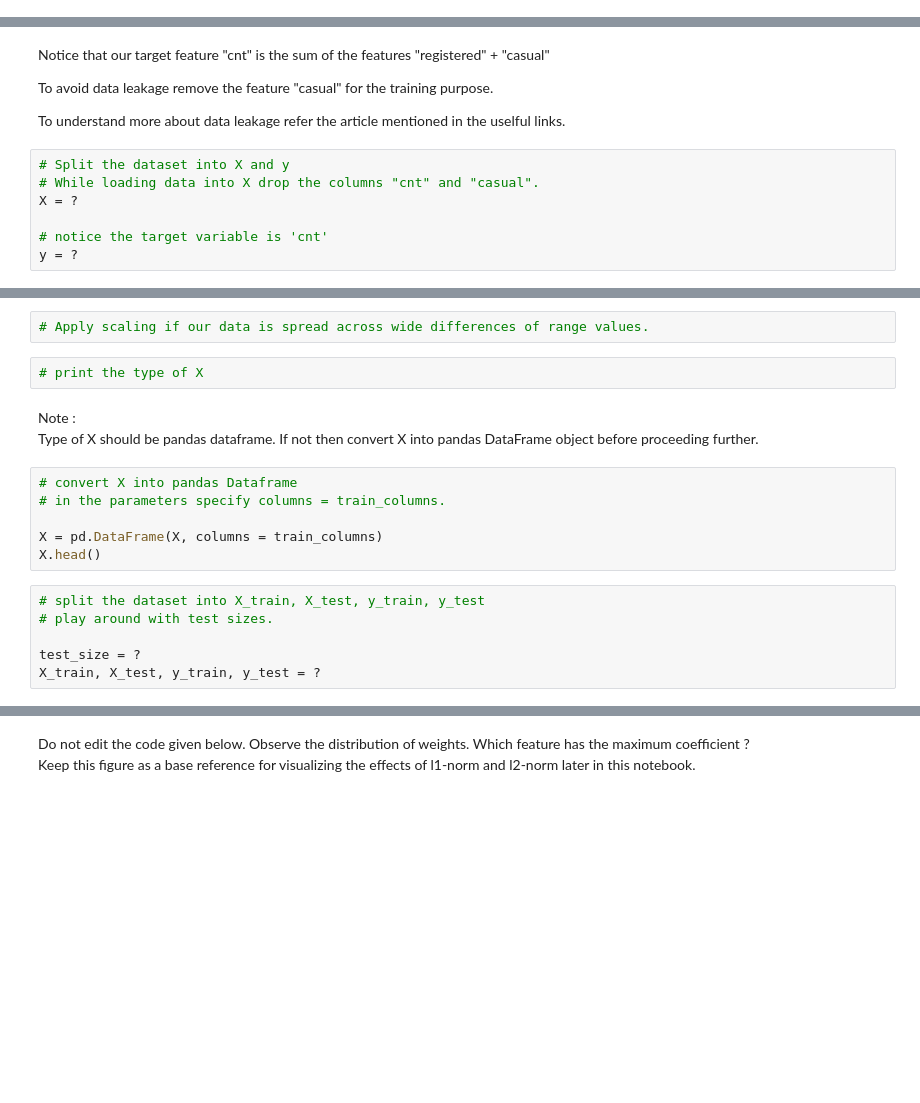
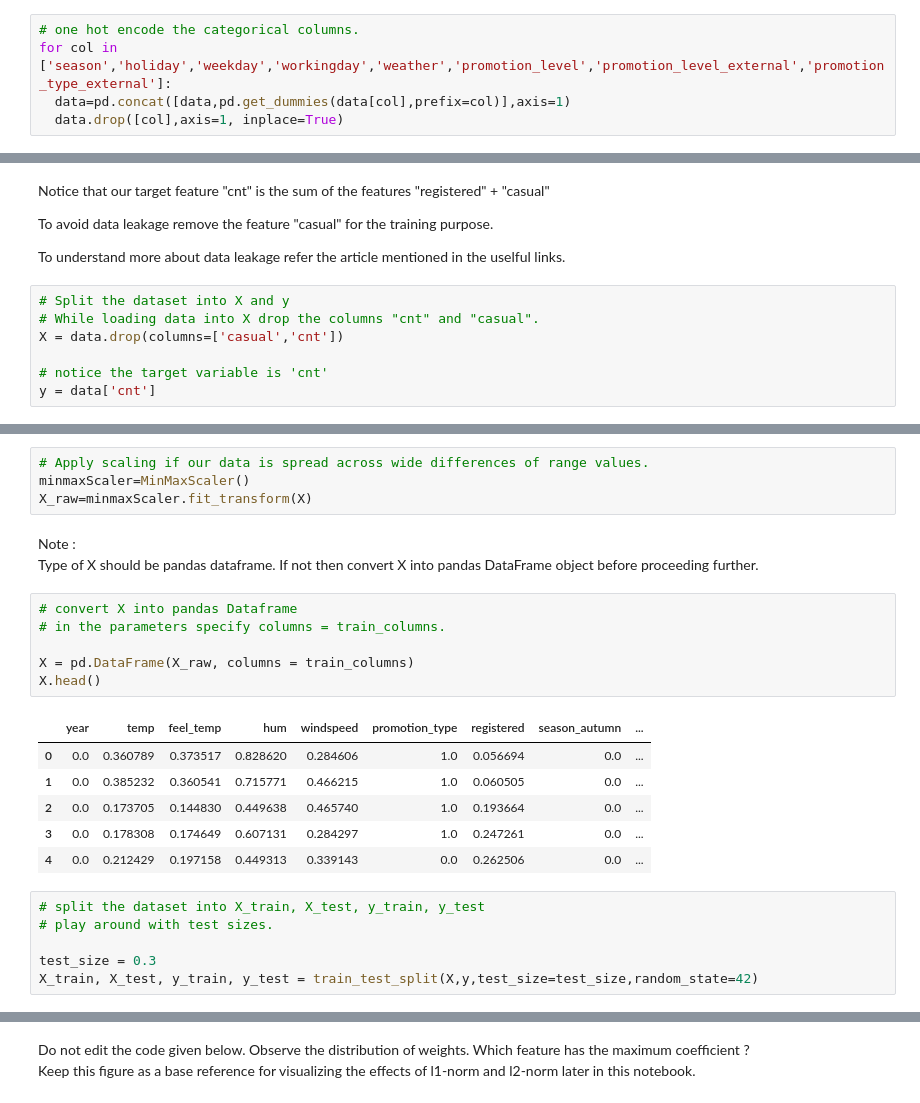
Before and after one commit to adityav1810/Semester_5_Labs, a Jupyter notebook: ECSE303L-AIandML/Lab6/task_1_linear_reg.ipynb, the cells around one changed output, grey strips where cells are left out. Drawn from its saved outputs; the diff is of its cells as text; blank space fills up the shorter version.

```diff
--- a/ECSE303L-AIandML/Lab6/task_1_linear_reg.ipynb
+++ b/ECSE303L-AIandML/Lab6/task_1_linear_reg.ipynb
@@ -111,3 +207,8 @@ data = data.drop(?, axis = 1)
+# %%
+# one hot encode the categorical columns.
+for col in ['season','holiday','weekday','workingday','weather','promotion_level','promotion_level_external','promotion_type_external']:
+  data=pd.concat([data,pd.get_dummies(data[col],prefix=col)],axis=1)
+  data.drop([col],axis=1, inplace=True)
 # %%
 # print the shape of data
 # notice the increase in the no. of features
@@ -120,10 +224,10 @@ To understand more about data leakage refer the article mentioned in the uselful
 # %%
 # Split the dataset into X and y
 # While loading data into X drop the columns "cnt" and "casual".
-X = ?
+X = data.drop(columns=['casual','cnt'])
 
 # notice the target variable is 'cnt'
-y = ?
+y = data['cnt']
 # %%
 # store the names of the training features / name of the columns used for training. [Very important step for visualization later.]
 
@@ -132,7 +238,7 @@ print(train_columns)
 # %%
 # Apply scaling if our data is spread across wide differences of range values.
+minmaxScaler=MinMaxScaler()
+X_raw=minmaxScaler.fit_transform(X)
-# %%
-# print the type of X
 # %% [markdown]
 Note : <br>
 Type of X should be pandas dataframe.
@@ -140,15 +246,22 @@ If not then convert X into pandas DataFrame object before proceeding further.
 # %%
 # convert X into pandas Dataframe
 # in the parameters specify columns = train_columns.
 
-X = pd.DataFrame(X, columns = train_columns)
+X = pd.DataFrame(X_raw, columns = train_columns)
 X.head()
+# %% [output]
+|  | year | temp | feel_temp | hum | windspeed | promotion_type | registered | season_autumn | ... |
+| 0 | 0.0 | 0.360789 | 0.373517 | 0.828620 | 0.284606 | 1.0 | 0.056694 | 0.0 | ... |
+| 1 | 0.0 | 0.385232 | 0.360541 | 0.715771 | 0.466215 | 1.0 | 0.060505 | 0.0 | ... |
+| 2 | 0.0 | 0.173705 | 0.144830 | 0.449638 | 0.465740 | 1.0 | 0.193664 | 0.0 | ... |
+| 3 | 0.0 | 0.178308 | 0.174649 | 0.607131 | 0.284297 | 1.0 | 0.247261 | 0.0 | ... |
+| 4 | 0.0 | 0.212429 | 0.197158 | 0.449313 | 0.339143 | 0.0 | 0.262506 | 0.0 | ... |
 # %%
 # split the dataset into X_train, X_test, y_train, y_test
 # play around with test sizes.
 
-test_size = ?
-X_train, X_test, y_train, y_test = ?
+test_size = 0.3
+X_train, X_test, y_train, y_test = train_test_split(X,y,test_size=test_size,random_state=42)
 # %%
 # print the shapes
 print(X_train.shape)
```
Also changed, not shown: parts of 34 cells of this notebook.
